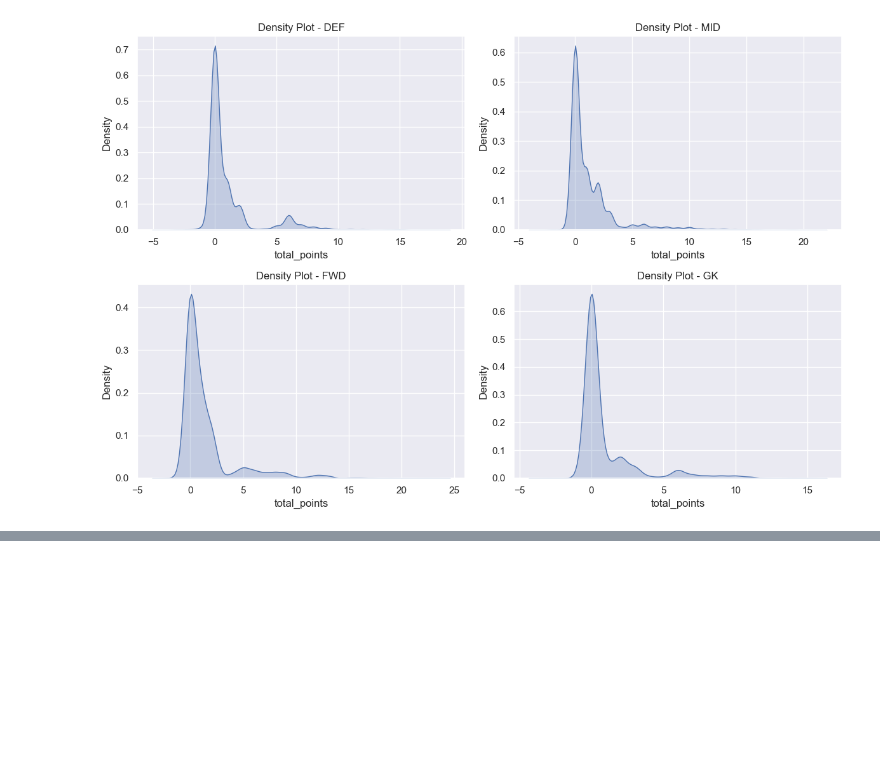
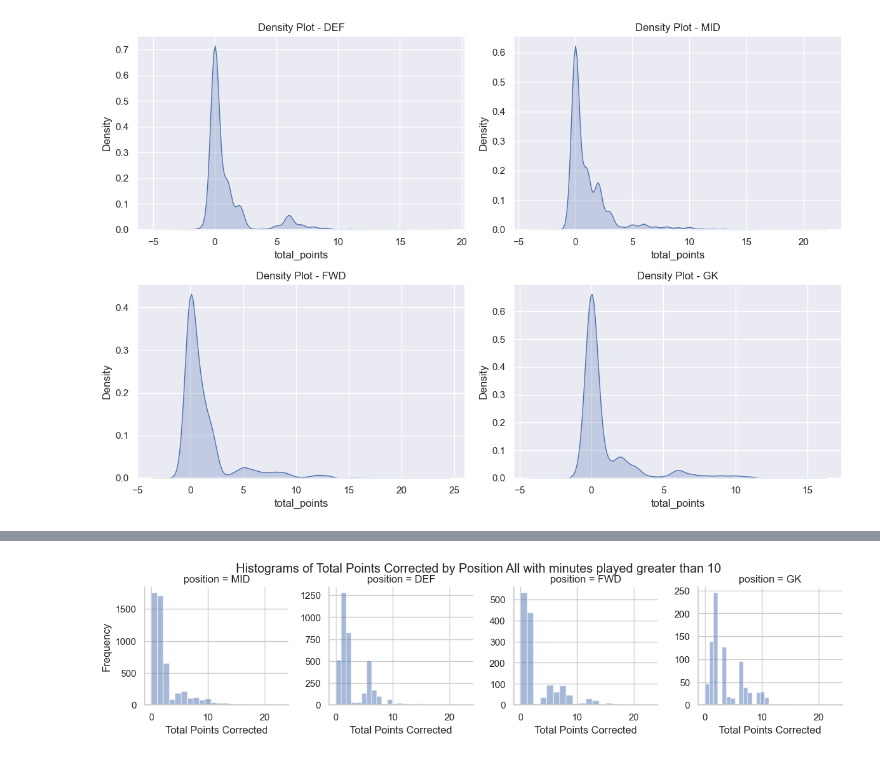
Before and after one commit to WayneQwele/FPLBayesianPoissonRegression, a Jupyter notebook: data_model.ipynb, the cells around one changed output, grey strips where cells are left out. Cells and saved outputs as stored; diff of their text form; code cells hidden in the pictures; blank space fills up the shorter version.

```diff
--- a/data_model.ipynb
+++ b/data_model.ipynb
@@ -124,0 +208,24 @@ def total_point_correction(row):
+# %%
+# Set the style of the plots
+sns.set(style="whitegrid")
+
+
+# Create a 4x4 grid of histograms, split by 'position' where minutes played is greater than 10
+g = sns.FacetGrid(modeldata_df.query("minutes > 10"), col="position", col_wrap=4, sharey=False)
+
+# Map histograms to 'total_points_corrected' within each grid
+g.map(plt.hist, 'total_points_corrected', bins=20, alpha=0.5)
+
+# Set axis labels
+g.set_axis_labels("Total Points Corrected", "Frequency")
+
+# Add a title
+g.fig.suptitle("Histograms of Total Points Corrected by Position All with minutes played greater than 10")
+
+# Adjust spacing between subplots
+plt.subplots_adjust(top=0.85)
+
+# Show the plot
+plt.show()
+# %% [output]
+[figure, added]
```
Also changed, not shown: parts of 14 cells of this notebook, 1 other file.
